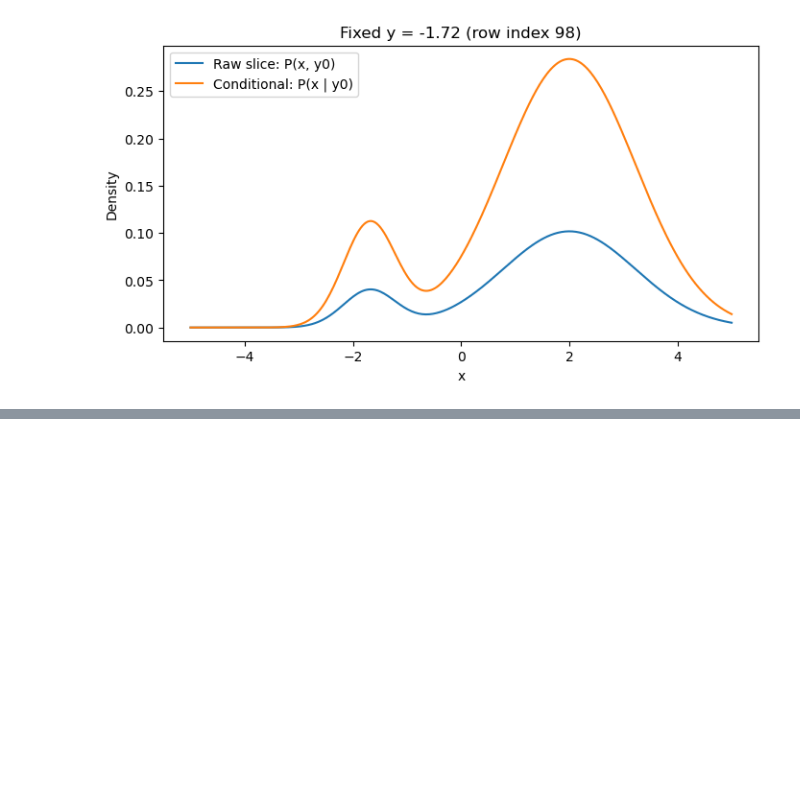
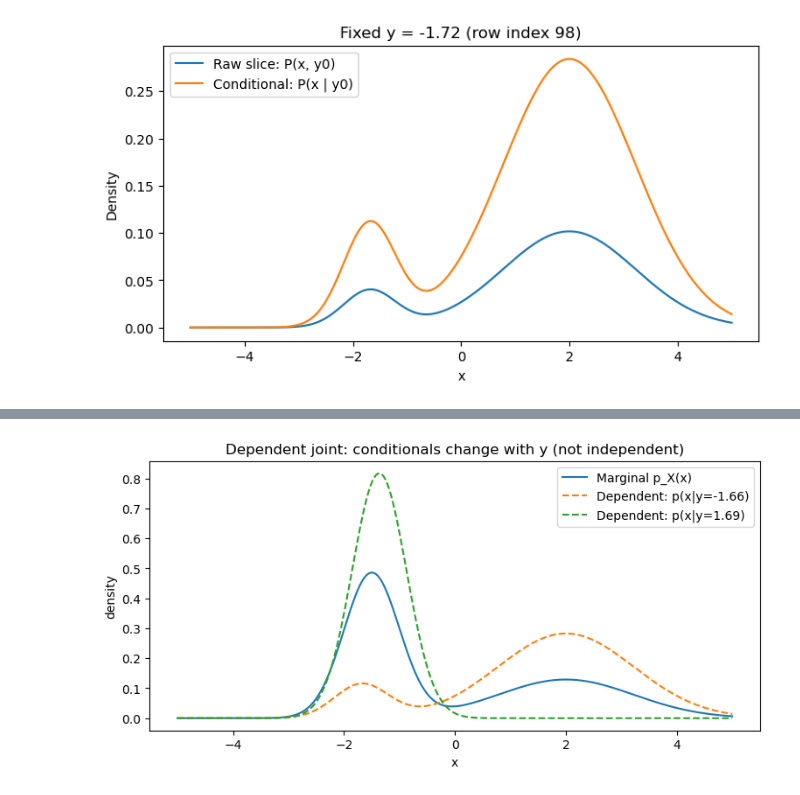
Before and after one commit to pre6/modeling_and_simulation, a Jupyter notebook: Conditional_Distribution.ipynb, the cells around one changed output, grey strips where cells are left out. Cells and saved outputs as stored; diff of their text form; code cells hidden in the pictures; blank space fills up the shorter version.

Commit message:
added some plots to show independence

```diff
--- a/Conditional_Distribution.ipynb
+++ b/Conditional_Distribution.ipynb
@@ -109,3 +109,98 @@ plt.show()
 Area under slice: 0.3581488357674841
 Area under conditional: 0.9999999999999998
 [figure]
+# %%
+
+
+# ---------- 1) Compute marginals from the joint ----------
+# Z has shape (len(y), len(x)) because meshgrid(x, y) creates rows for y and cols for x.
+p_x = Z.sum(axis=0) * dy   # integrate out y  -> p_X(x)
+p_y = Z.sum(axis=1) * dx   # integrate out x  -> p_Y(y)
+
+print("Check: ∫ p_X(x) dx ≈", p_x.sum() * dx)
+print("Check: ∫ p_Y(y) dy ≈", p_y.sum() * dy)
+
+# ---------- 2) Build the 'independence' joint: p_X(x) p_Y(y) ----------
+Z_indep = np.outer(p_y, p_x)  # shape (len(y), len(x))
+
+print("Check: ∫∫ Z_indep dx dy ≈", Z_indep.sum() * dx * dy)
+
+# ---------- 3) Pick a y-slice and compare conditional vs marginal ----------
+# Helper: conditional p(x|y=y_idx) from a joint surface
+def conditional_x_given_y(joint_Z, y_idx):
+    z_slice = joint_Z[y_idx, :]                 # joint slice at fixed y
+    area = z_slice.sum() * dx                   # ∫ P(x, y0) dx = p_Y(y0)
+    return z_slice / area                       # normalize -> p(x|y0)
+
+# choose 2 different y rows to show whether conditioning changes anything
+y_idx1 = len(y) // 3
+y_idx2 = 2 * len(y) // 3
+
+cond_dep_1 = conditional_x_given_y(Z, y_idx1)
+cond_dep_2 = conditional_x_given_y(Z, y_idx2)
+
+cond_ind_1 = conditional_x_given_y(Z_indep, y_idx1)
+cond_ind_2 = conditional_x_given_y(Z_indep, y_idx2)
+
+# ---------- 4) Plot: conditional vs marginal (dependent joint) ----------
+plt.figure(figsize=(9,4))
+plt.plot(x, p_x, label="Marginal p_X(x)")
+plt.plot(x, cond_dep_1, "--", label=f"Dependent: p(x|y={y[y_idx1]:.2f})")
+plt.plot(x, cond_dep_2, "--", label=f"Dependent: p(x|y={y[y_idx2]:.2f})")
+plt.title("Dependent joint: conditionals change with y (not independent)")
+plt.xlabel("x"); plt.ylabel("density")
+plt.legend()
+plt.show()
+
+# ---------- 5) Plot: conditional vs marginal (independence-constructed joint) ----------
+plt.figure(figsize=(9,4))
+plt.plot(x, p_x, label="Marginal p_X(x)")
+plt.plot(x, cond_ind_1, "--", label=f"Indep joint: p(x|y={y[y_idx1]:.2f})")
+plt.plot(x, cond_ind_2, "--", label=f"Indep joint: p(x|y={y[y_idx2]:.2f})")
+plt.title("Independence joint p(x,y)=p_X(x)p_Y(y): conditionals match marginal")
+plt.xlabel("x"); plt.ylabel("density")
+plt.legend()
+plt.show()
+
+# ---------- 6) Show factorization visually with heatmaps ----------
+# If independent, Z_indep should look like a "separable" pattern (no tilt/ridges).
+fig, axs = plt.subplots(1, 3, figsize=(15,4), constrained_layout=True)
+
+im0 = axs[0].imshow(Z, origin="lower",
+                    extent=[x.min(), x.max(), y.min(), y.max()],
+                    aspect="auto")
+axs[0].set_title("Original joint Z (dependent)")
+axs[0].set_xlabel("x"); axs[0].set_ylabel("y")
+plt.colorbar(im0, ax=axs[0], fraction=0.046)
+
+im1 = axs[1].imshow(Z_indep, origin="lower",
+                    extent=[x.min(), x.max(), y.min(), y.max()],
+                    aspect="auto")
+axs[1].set_title("Product of marginals Z_indep = pX·pY")
+axs[1].set_xlabel("x"); axs[1].set_ylabel("y")
+plt.colorbar(im1, ax=axs[1], fraction=0.046)
+
+diff = Z - Z_indep
+im2 = axs[2].imshow(diff, origin="lower",
+                    extent=[x.min(), x.max(), y.min(), y.max()],
+                    aspect="auto")
+axs[2].set_title("Difference: Z - pX·pY (dependence signal)")
+axs[2].set_xlabel("x"); axs[2].set_ylabel("y")
+plt.colorbar(im2, ax=axs[2], fraction=0.046)
+
+plt.show()
+
+# ---------- 7) Numeric check of the slide statement ----------
+# For independence: p(x|y) == p(x) for all y (approximately on grid).
+# Let's quantify the max absolute difference across a few y values.
+test_rows = np.linspace(0, len(y)-1, 8, dtype=int)
+
+max_diff_dep = 0.0
+max_diff_ind = 0.0
+for yi in test_rows:
+    max_diff_dep = max(max_diff_dep, np.max(np.abs(conditional_x_given_y(Z, yi) - p_x)))
+    max_diff_ind = max(max_diff_ind, np.max(np.abs(conditional_x_given_y(Z_indep, yi) - p_x)))
+
+print("Max |p(x|y)-p(x)| for dependent joint (should be noticeably > 0):", max_diff_dep)
+print("Max |p(x|y)-p(x)| for indep joint (should be ~0):              ", max_diff_ind)
+# %% [output]
@@ -111,0 +210 @@ Area under conditional: 0.9999999999999998
+[figure, added]
```
Also changed, not shown: parts of 1 cell of this notebook, 1 other file.
